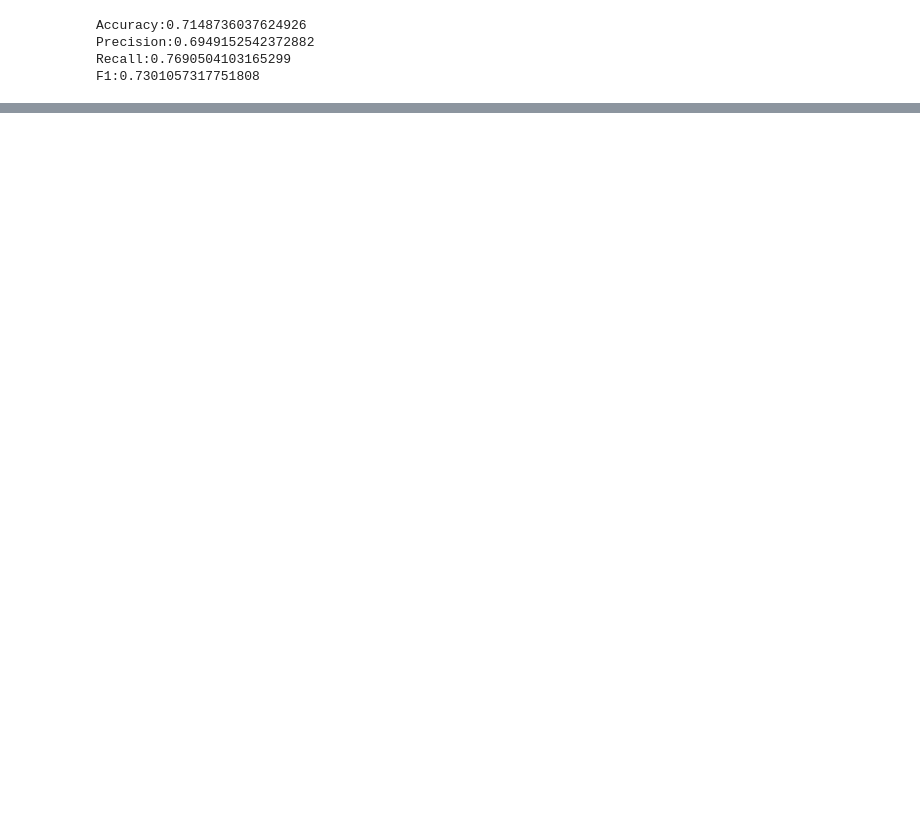
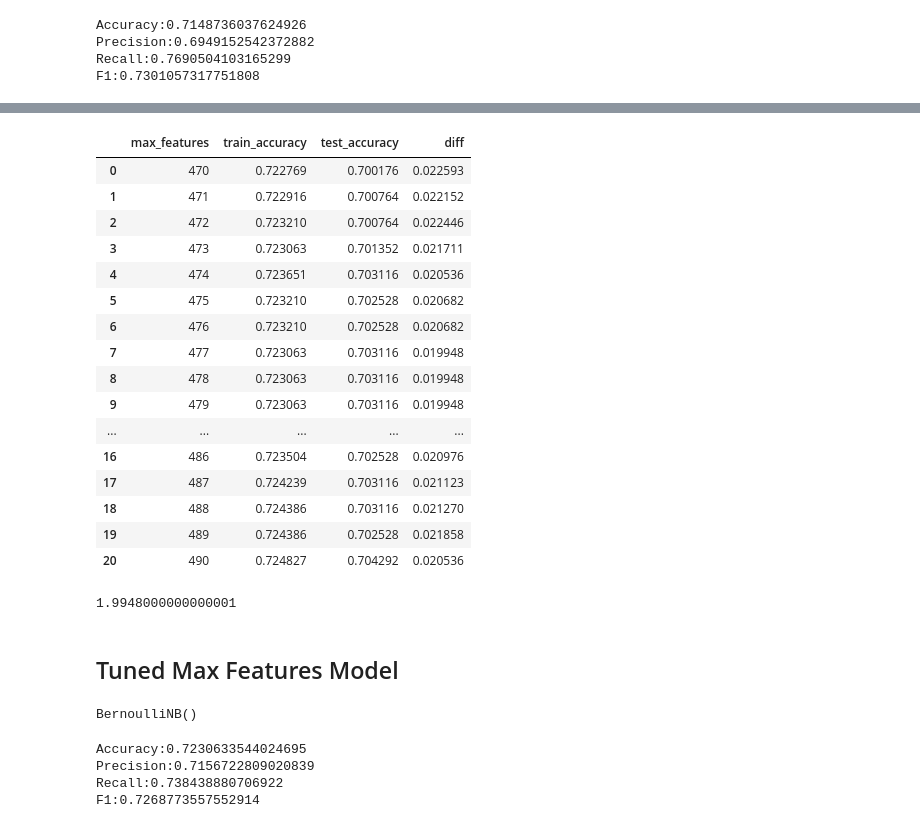
Before and after one commit to LHide14/YouTube-Analytics, a Jupyter notebook: nlp_title_model.ipynb, the cells around one changed output, grey strips where cells are left out. Saved outputs shown, nothing was run; the diff lists cells and outputs as text; code cells hidden in the pictures; blank space fills up the shorter version.

```diff
--- a/nlp_title_model.ipynb
+++ b/nlp_title_model.ipynb
@@ -563,0 +640,28 @@ F1:0.7301057317751808
+# %%
+max_features_nbb(470,490,1)
+# %% [output]
+|  | max_features | train_accuracy | test_accuracy | diff |
+| 0 | 470 | 0.722769 | 0.700176 | 0.022593 |
+| 1 | 471 | 0.722916 | 0.700764 | 0.022152 |
+| 2 | 472 | 0.723210 | 0.700764 | 0.022446 |
+| 3 | 473 | 0.723063 | 0.701352 | 0.021711 |
+| 4 | 474 | 0.723651 | 0.703116 | 0.020536 |
+| 5 | 475 | 0.723210 | 0.702528 | 0.020682 |
+| 6 | 476 | 0.723210 | 0.702528 | 0.020682 |
+| 7 | 477 | 0.723063 | 0.703116 | 0.019948 |
+| 8 | 478 | 0.723063 | 0.703116 | 0.019948 |
+| 9 | 479 | 0.723063 | 0.703116 | 0.019948 |
+| ... | ... | ... | ... | ... |
+| 16 | 486 | 0.723504 | 0.702528 | 0.020976 |
+| 17 | 487 | 0.724239 | 0.703116 | 0.021123 |
+| 18 | 488 | 0.724386 | 0.703116 | 0.021270 |
+| 19 | 489 | 0.724386 | 0.702528 | 0.021858 |
+| 20 | 490 | 0.724827 | 0.704292 | 0.020536 |
+# %%
+# find the minimum difference from the most granular test, to mitigate overfitting, by keeping diff in accuracy score below 3%
+maxfe_df = max_features_nbb(470,490,1)
+round(maxfe_df['diff'].min(),6)*100
+# %% [output]
+1.9948000000000001
+# %% [markdown]
+## Tuned Max Features Model
@@ -563,0 +677,17 @@ F1:0.7301057317751808
+# %%
+# train a naive bayes classifier
+nb_b_tuned = BernoulliNB()
+nb_b_tuned.fit(X_train_vec_nbb, y_train)
+# %% [output]
+BernoulliNB()
+# %%
+# predict on train data
+y_train_pred_nbb = nb_b_tuned.predict(X_train_vec_nbb)
+
+# check train data metric scores
+apr(y_train_pred_nbb, y_train)
+# %% [output]
+Accuracy:0.7230633544024695
+Precision:0.7156722809020839
+Recall:0.738438880706922
+F1:0.7268773557552914
```
Also changed, not shown: parts of 22 cells of this notebook, 2 other files.
